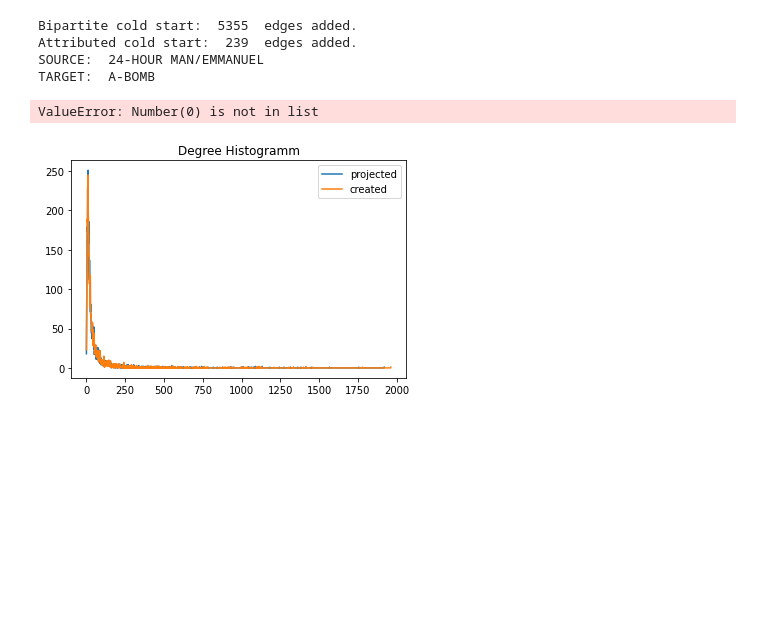
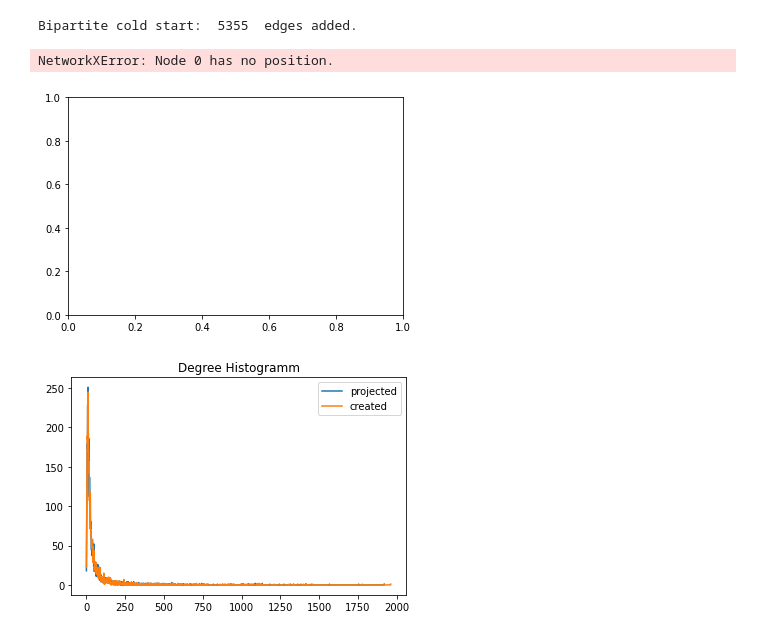
Before and after one commit to jwittker/KBS, a Jupyter notebook: TestingNetworkx.ipynb, the cells around one changed output. Drawn from its saved outputs; the diff is of its cells as text; code cells hidden in the pictures; blank space fills up the shorter version.

Commit message:
Added first community drawing (WIP)

```diff
--- a/TestingNetworkx.ipynb
+++ b/TestingNetworkx.ipynb
@@ -796,50 +797,56 @@ def delete_comic_nodes(graph):
 # %%
 # == LINK PREDICTION ====================================================================
 use_comics_graph = [True]#, False]
-use_publisher = [True, False]
-bipartite_common_comics = [2, 5, 10, 20]
-number_common_neighbors = [2, 3, 5, 10, 20]
-oe_numbers = [0, 1, 2]
+use_publisher = [True] #[True, False]
+bipartite_common_comics = [5]#[2, 5, 10, 20]
+number_common_neighbors = [5]#[2, 3, 5, 10, 20]
+oe_numbers = [0]#[0, 1, 2]
 for use_comics in use_comics_graph:
 
     for common_comics in bipartite_common_comics:
 
         for number_neighbors in number_common_neighbors:
 
             for publisher in use_publisher:
 
                 for oe_number in oe_numbers:
                     marvel_graph, super_graph = load_graphs(use_comics)
 
                     bipartite_cold_start_link_prediction(marvel_graph, common_comics)
                     delete_comic_nodes(marvel_graph)
 
                     # if not use_comics:
                     #     simplify_marvel_graph(marvel_graph, super_graph)
 
                     # super hero graph
-                    attributed_cold_start_link_prediction(super_graph, publisher)
+                    # attributed_cold_start_link_prediction(super_graph, publisher)
 
-                    super_predicted = 1
-                    marvel_predicted = 1
-                    count = 0
-                    while not super_predicted == 0 or not marvel_predicted == 0 and count < 5:
-                        if not super_predicted == 0:
-                            super_predicted = structured_link_prediction(super_graph, number_neighbors)
-                        if not marvel_predicted == 0:
-                            marvel_predicted = structured_link_prediction(marvel_graph, number_neighbors)
-                        count += 1
+                    # super_predicted = structured_link_prediction(super_graph, number_neighbors)
+                    # marvel_predicted = structured_link_prediction(marvel_graph, number_neighbors)
 
-                    external_structured_link_prediction(marvel_graph, super_graph)
+                    # external_structured_link_prediction(marvel_graph, super_graph)
 
                     marvel_communities = community.greedy_modularity_communities(marvel_graph)
-                    super_communities = comodo(super_graph, len(marvel_communities), 10, 0, oe_number)
+                    # super_communities = comodo(super_graph, len(marvel_communities), 10, 0, oe_number)
+
+                    connected = marvel_graph.subgraph(sorted(nx.connected_components(marvel_graph), key=len, reverse=True)[0])
+
+                    cmap = cm.get_cmap('tab10')
+                    plt.figure()
+                    plt.tight_layout()
+                    pos = nx.spring_layout(connected, seed=42)
+                    xticks = []
+                    for i in range(len(marvel_communities)):
+                        xticks.append(i)
+                    nx.draw_networkx_nodes(connected, pos, xticks, node_size=5, alpha=0.5, cmap=cmap, node_color=list(marvel_communities))
+                    nx.draw_networkx_edges(connected, pos, alpha=0.1)
+                    plt.title("Marvel Community")
+                    plt.savefig("MarvelCommunity_" + str(common_comics) + "_" + str(number_neighbors))
+                    plt.show()
 # %% [output]
 Bipartite cold start:  5355  edges added.
-Attributed cold start:  239  edges added.
-SOURCE:  24-HOUR MAN/EMMANUEL
-TARGET:  A-BOMB
-ValueError: Number(0) is not in list
+NetworkXError: Node 0 has no position.
+[figure, added]
 # %%
 # # == CREATE IPARTITE GRAPH ==================================================================
 # bipartite_graph = nx.Graph()
```
Also changed, not shown: parts of 1 cell of this notebook.
